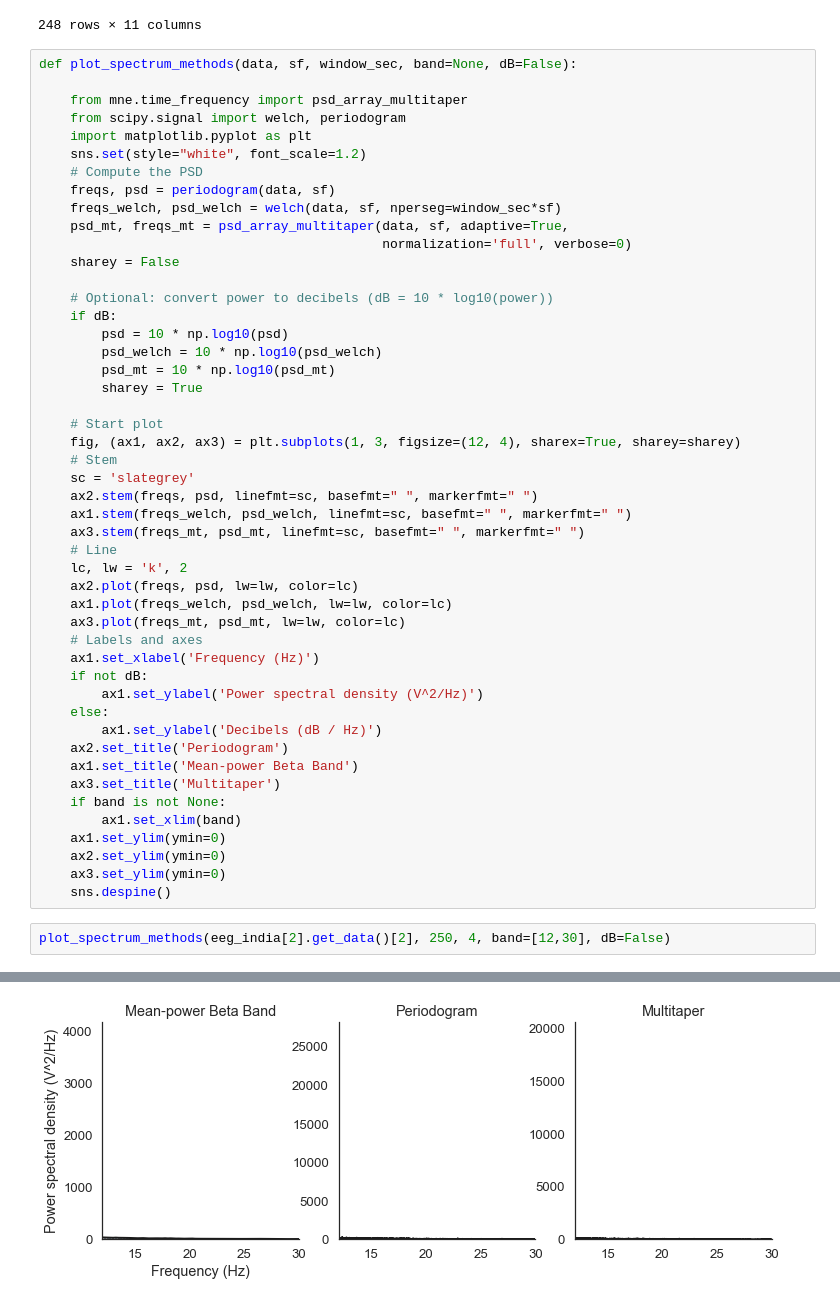
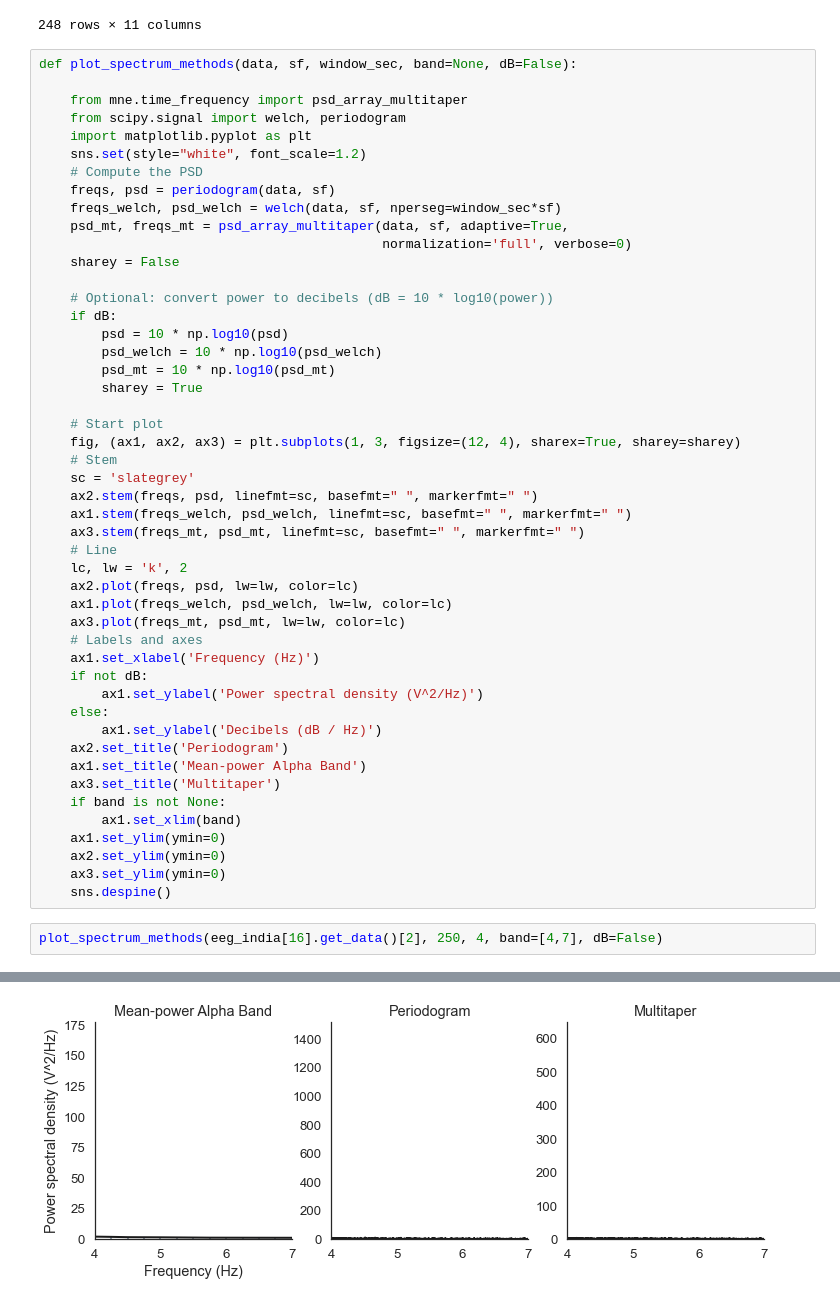
Before and after one commit to elifozkn/EEG-Burst-Suppression-Analysis, a Jupyter notebook: EEG-BS.ipynb, the cells around one changed output, grey strips where cells are left out. Cells and saved outputs as stored; diff of their text form.

```diff
--- a/EEG-BS.ipynb
+++ b/EEG-BS.ipynb
@@ -337,7 +338,7 @@ def plot_spectrum_methods(data, sf, window_sec, band=None, dB=False):
     else:
         ax1.set_ylabel('Decibels (dB / Hz)')
     ax2.set_title('Periodogram')
-    ax1.set_title('Mean-power Beta Band')
+    ax1.set_title('Mean-power Alpha Band')
     ax3.set_title('Multitaper')
     if band is not None:
         ax1.set_xlim(band)
@@ -346,6 +347,6 @@ def plot_spectrum_methods(data, sf, window_sec, band=None, dB=False):
     ax3.set_ylim(ymin=0)
     sns.despine()
 # %%
-plot_spectrum_methods(eeg_india[2].get_data()[2], 250, 4, band=[12,30], dB=False)
+plot_spectrum_methods(eeg_india[16].get_data()[2], 250, 4, band=[4,7], dB=False)
 # %% [output]
 [Parallel(n_jobs=1)]: Using backend SequentialBackend with 1 concurrent workers.
@@ -354 +355 @@ plot_spectrum_methods(eeg_india[2].get_data()[2], 250, 4, band=[12,30], dB=False
-[figure, old version]
+[figure, new version]
```
Also changed, not shown: parts of 14 cells of this notebook, 9 other files.
